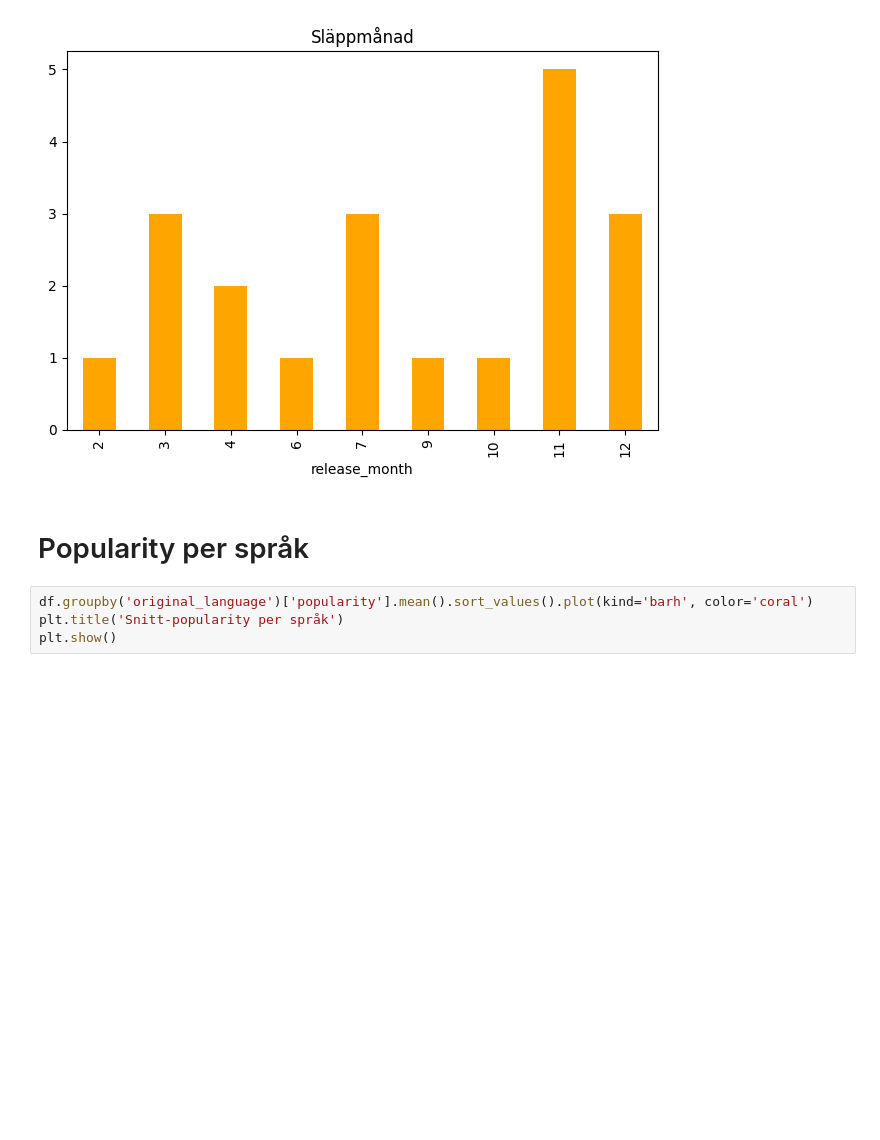
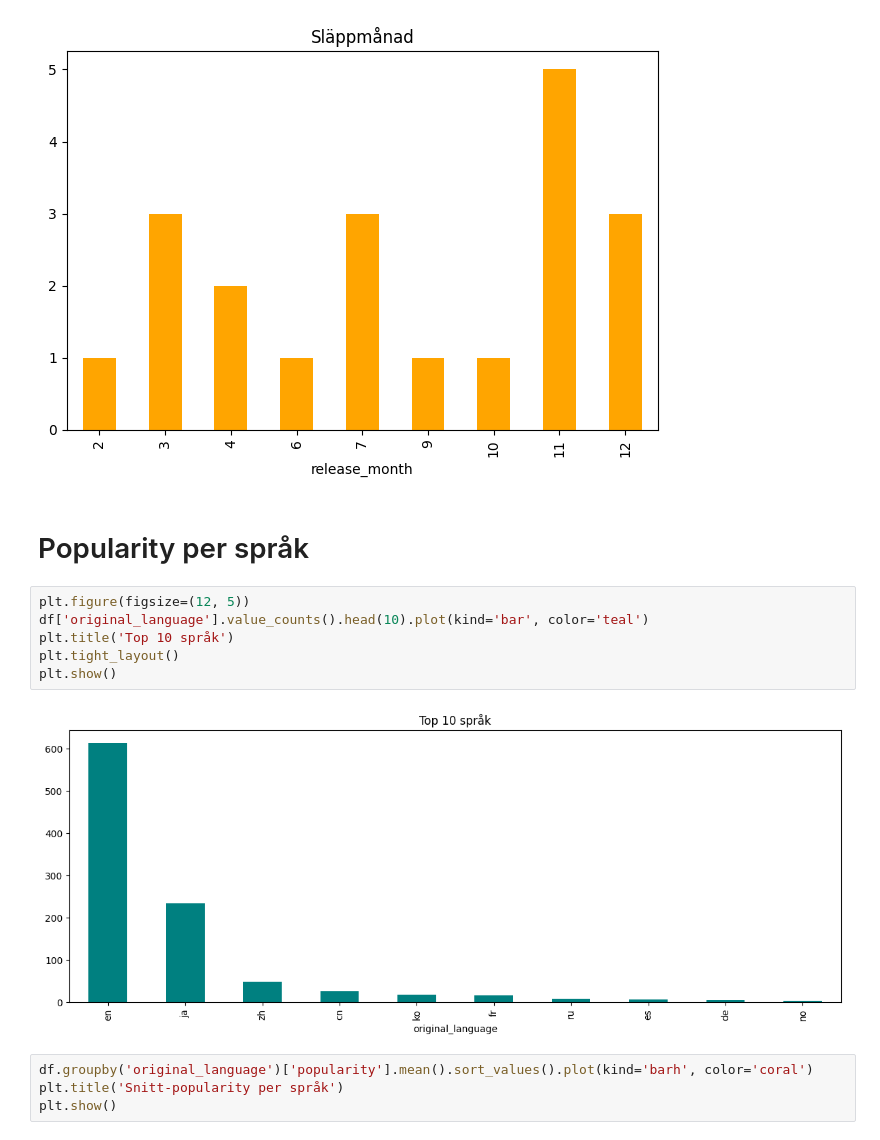
Before and after one commit to Abdulrahmanfahmi/tmdb-fantasy-pipeline, a Jupyter notebook: notebook/eda.ipynb, the cells around one changed output. Drawn from its saved outputs; the diff is of its cells as text; blank space fills up the shorter version.

```diff
--- a/notebook/eda.ipynb
+++ b/notebook/eda.ipynb
@@ -439,6 +462,14 @@ plt.show()
 [figure]
 # %% [markdown]
 # Popularity per språk
+# %%
+plt.figure(figsize=(12, 5))
+df['original_language'].value_counts().head(10).plot(kind='bar', color='teal')
+plt.title('Top 10 språk')
+plt.tight_layout()
+plt.show()
+# %% [output]
+[figure, added]
 # %%
 df.groupby('original_language')['popularity'].mean().sort_values().plot(kind='barh', color='coral')
 plt.title('Snitt-popularity per språk')
```
Also changed, not shown: parts of 13 cells of this notebook, 11 other files.
